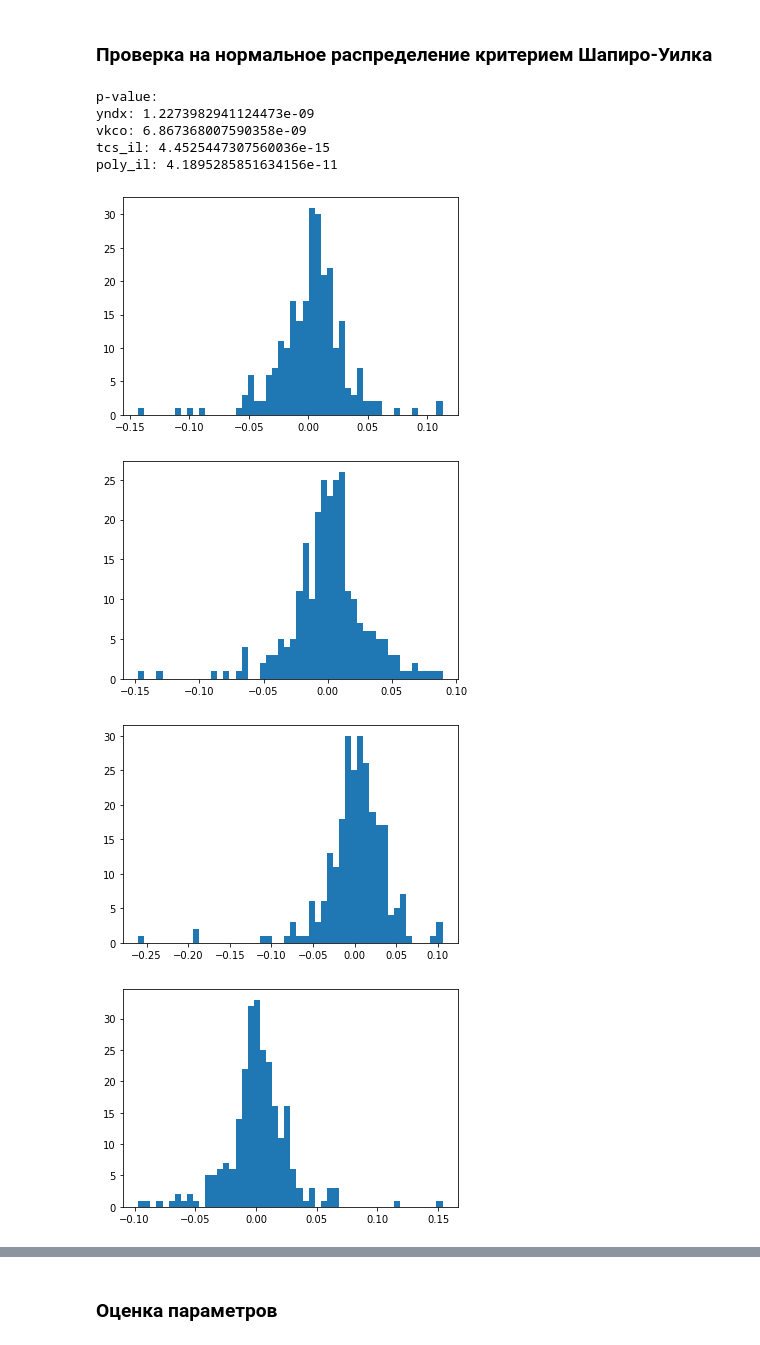
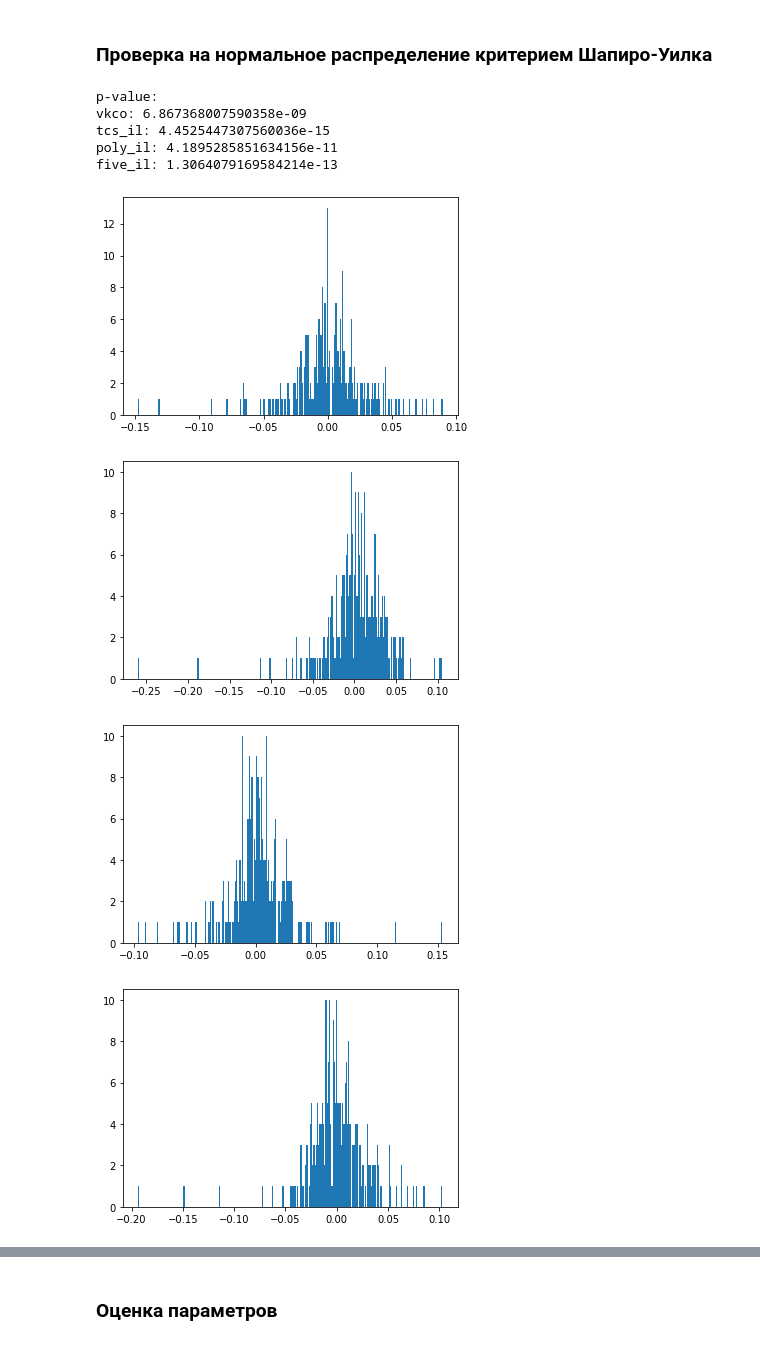
Before and after one commit to ChingisBadmaev/Copula-Models-Comparison-for-Portfolio-Risk-Assessment, a Jupyter notebook: data_processing.ipynb, the cells around one changed output, grey strips where cells are left out. Drawn from its saved outputs; the diff is of its cells as text; code cells hidden in the pictures.

Commit message:
Save all log return data

```diff
--- a/data_processing.ipynb
+++ b/data_processing.ipynb
@@ -9,10 +9,10 @@ from scipy import stats
 
 import math
 # %%
-data_yndx = pd.read_csv("YNDX.csv")
 data_vkco = pd.read_csv("VKCO.IL.csv")
 data_tcs_il = pd.read_csv("TCS.IL.csv")
 data_poly_il = pd.read_csv("POLY.L.csv")
+data_five_il = pd.read_csv("FIVE.IL.csv")
 # %% [markdown]
 
 ### Equation transforms a price series p into a log-returns r series for each asset:
@@ -24,38 +24,38 @@ def get_log_return(dataframe, column):
         log_return.append(np.log(data[i] / data[i - 1]))
     return log_return
 # %%
-log_return_yndx = pd.DataFrame({'log_return_yndx': get_log_return(data_yndx, 'Close')})
 log_return_vkco = pd.DataFrame({'log_return_vkco': get_log_return(data_vkco, 'Close')})
 log_return_tcs_il = pd.DataFrame({'log_return_tcs_il': get_log_return(data_tcs_il, 'Close')})
 log_return_poly_il = pd.DataFrame({'log_return_poly_il': get_log_return(data_poly_il, 'Close')})
+log_return_five_il = pd.DataFrame({'log_return_five_il': get_log_return(data_five_il, 'Close')})
 # %% [markdown]
 ### Проверка на нормальное распределение критерием Шапиро-Уилка
 # %%
-res_yndx = stats.shapiro(pd.DataFrame({'log_return': log_return_yndx['log_return_yndx']}))
 res_vkco = stats.shapiro(pd.DataFrame({'log_return': log_return_vkco['log_return_vkco']}))
 res_tcs_il = stats.shapiro(pd.DataFrame({'log_return': log_return_tcs_il['log_return_tcs_il']}))
 res_poly_il = stats.shapiro(pd.DataFrame({'log_return': log_return_poly_il['log_return_poly_il']}))
+res_five_il = stats.shapiro(pd.DataFrame({'log_return': log_return_five_il['log_return_five_il']}))
 
 print('p-value:')
-print('yndx:', res_yndx[1])
 print('vkco:', res_vkco[1])
 print('tcs_il:', res_tcs_il[1])
 print('poly_il:', res_poly_il[1])
+print('five_il:', res_five_il[1])
 # %% [output]
 p-value:
-yndx: 1.2273982941124473e-09
 vkco: 6.867368007590358e-09
 tcs_il: 4.4525447307560036e-15
 poly_il: 4.1895285851634156e-11
+five_il: 1.3064079169584214e-13
 # %%
-for item in [log_return_yndx, log_return_vkco, log_return_tcs_il, log_return_poly_il]:
+for item in [log_return_vkco, log_return_tcs_il, log_return_poly_il, log_return_five_il]:
     plt.figure()
-    plt.hist(item, bins=50, label='hst')
+    plt.hist(item, bins=255, label='hst')
 # %% [output]
-[figure, old version]
+[figure, new version]
-[figure, old version]
+[figure, new version]
-[figure, old version]
+[figure, new version]
-[figure, old version]
+[figure, new version]
 # %%
 def show_corr(dataframe):
     plt.figure(figsize=(22,18), dpi= 50)
```
Also changed, not shown: parts of 7 cells of this notebook.
